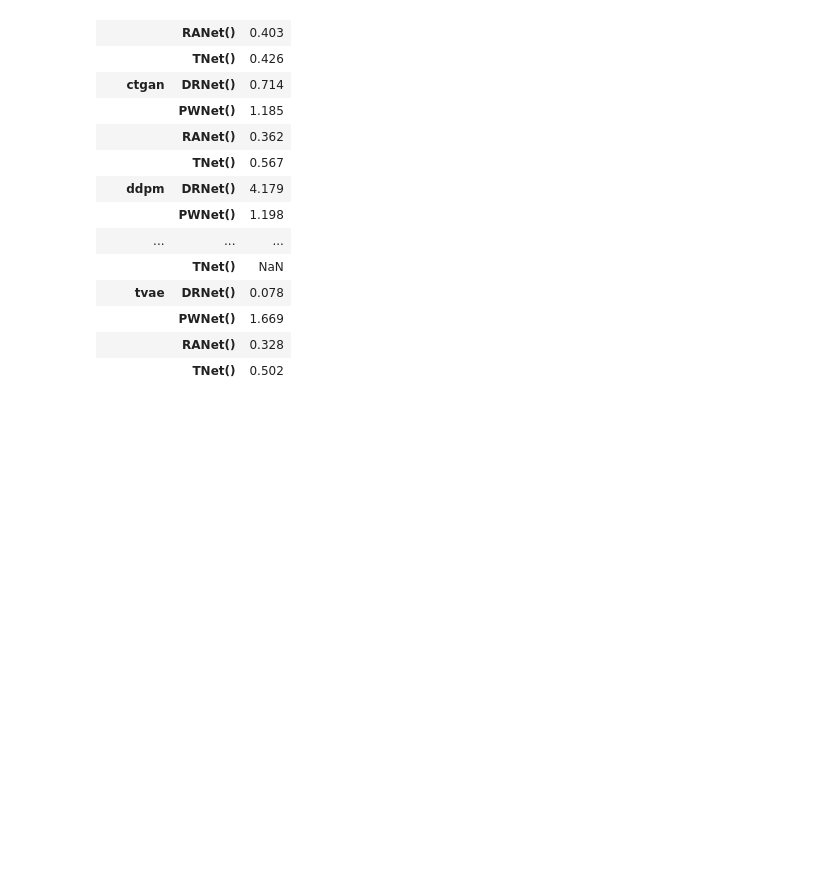
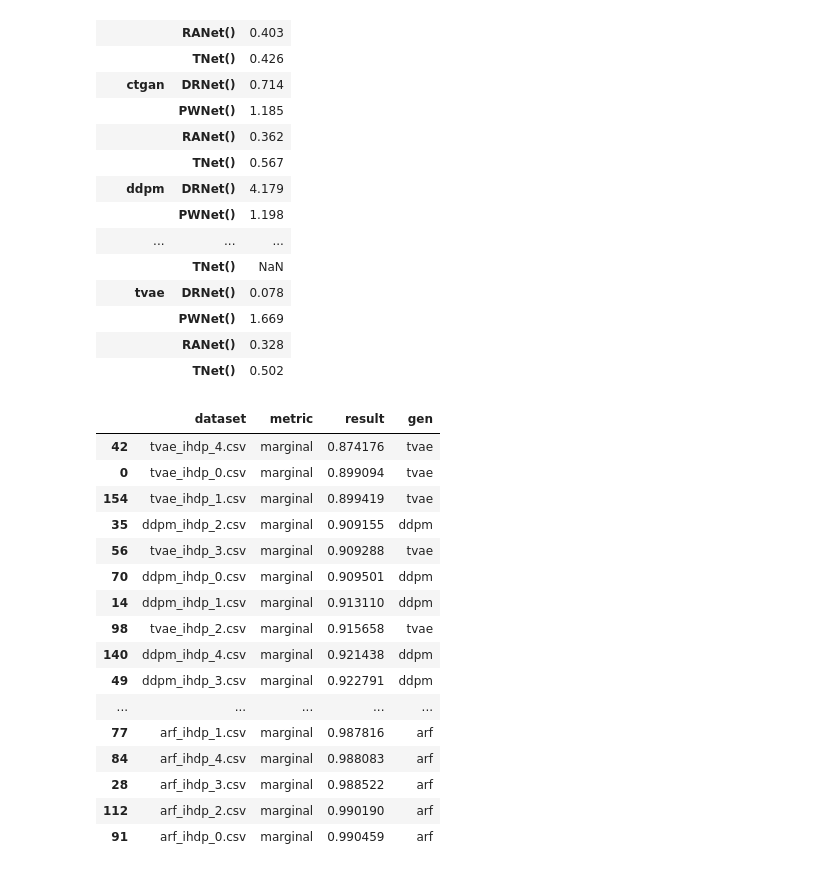
Before and after one commit to harrya32/causal_synthetic_data, a Jupyter notebook: Experiments/CATE results.ipynb, the cells around one changed output. Drawn from its saved outputs; the diff is of its cells as text; code cells hidden in the pictures; blank space fills up the shorter version.

Commit message:
acic standard metrics calc

```diff
--- a/Experiments/CATE results.ipynb
+++ b/Experiments/CATE results.ipynb
@@ -89,3 +89,27 @@ round(acic_results.groupby(['gen_type', 'learner']).std(), 3)
 |  | PWNet() | 1.669 |
 |  | RANet() | 0.328 |
 |  | TNet() | 0.502 |
+# %%
+ihdp_standard_metrics = pd.read_csv('ihdp_standard_metrics.csv', index_col = 0)
+# %%
+ihdp_standard_metrics['gen'] = [i.split('_')[0] for i in ihdp_standard_metrics['dataset']]
+# %%
+ihdp_standard_metrics[ihdp_standard_metrics['metric']=='marginal'].sort_values(by='result')
+# %% [output]
+|  | dataset | metric | result | gen |
+| 42 | tvae_ihdp_4.csv | marginal | 0.874176 | tvae |
+| 0 | tvae_ihdp_0.csv | marginal | 0.899094 | tvae |
+| 154 | tvae_ihdp_1.csv | marginal | 0.899419 | tvae |
+| 35 | ddpm_ihdp_2.csv | marginal | 0.909155 | ddpm |
+| 56 | tvae_ihdp_3.csv | marginal | 0.909288 | tvae |
+| 70 | ddpm_ihdp_0.csv | marginal | 0.909501 | ddpm |
+| 14 | ddpm_ihdp_1.csv | marginal | 0.913110 | ddpm |
+| 98 | tvae_ihdp_2.csv | marginal | 0.915658 | tvae |
+| 140 | ddpm_ihdp_4.csv | marginal | 0.921438 | ddpm |
+| 49 | ddpm_ihdp_3.csv | marginal | 0.922791 | ddpm |
+| ... | ... | ... | ... | ... |
+| 77 | arf_ihdp_1.csv | marginal | 0.987816 | arf |
+| 84 | arf_ihdp_4.csv | marginal | 0.988083 | arf |
+| 28 | arf_ihdp_3.csv | marginal | 0.988522 | arf |
+| 112 | arf_ihdp_2.csv | marginal | 0.990190 | arf |
+| 91 | arf_ihdp_0.csv | marginal | 0.990459 | arf |
```
Also changed, not shown: parts of 8 cells of this notebook, 53 other files.
